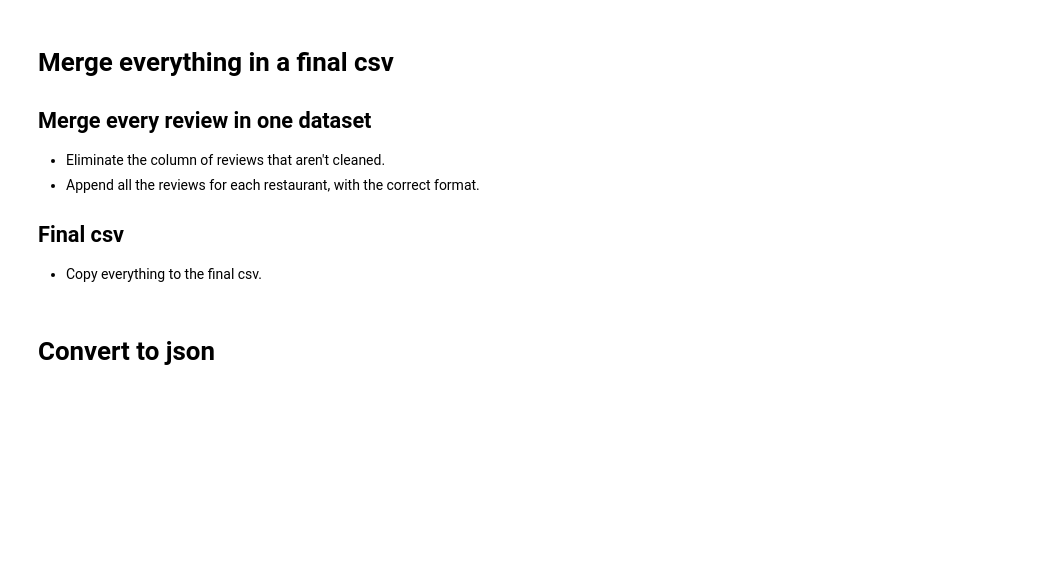
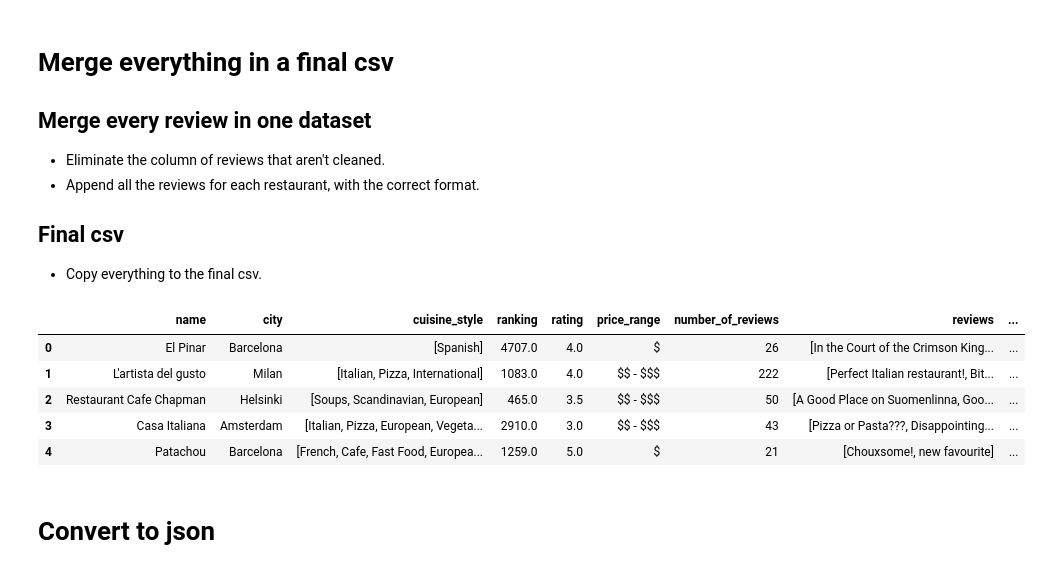
Before and after one commit to mafmagalhaes19/pri-project, a Jupyter notebook: data_preprocessing.ipynb, the cells around one changed output. Saved outputs shown, nothing was run; the diff lists cells and outputs as text; code cells hidden in the pictures; blank space fills up the shorter version.

```diff
--- a/data_preprocessing.ipynb
+++ b/data_preprocessing.ipynb
@@ -532,11 +562,50 @@ for index, row in cleaned_dataset.iterrows():
+# %%
+cleaned_dataset['good_reviews'] = pd.Series(dtype=object)
+cleaned_dataset['bad_reviews'] = pd.Series(dtype=object)
+
+for index, row in cleaned_dataset.iterrows():
+    if row.restaurant_id in total_reviews:
+        cleaned_dataset.at[index, 'reviews'] = total_reviews[row.restaurant_id]
+    else:
+        cleaned_dataset.at[index, 'reviews'] = None
+
+    if row.restaurant_id in total_good_reviews:
+        cleaned_dataset.at[index, 'good_reviews'] = total_good_reviews[row.restaurant_id]
+    else:
+        cleaned_dataset.at[index, 'good_reviews'] = None
+
+    if row.restaurant_id in total_bad_reviews:
+        cleaned_dataset.at[index, 'bad_reviews'] = total_bad_reviews[row.restaurant_id]
+    else:
+        cleaned_dataset.at[index, 'bad_reviews'] = None
+
+    if row.restaurant_id in total_cuisine_styles:
+        cleaned_dataset.at[index, 'cuisine_style'] = total_cuisine_styles[row.restaurant_id]
+    else:
+         cleaned_dataset.at[index, 'cuisine_style'] = None
 # %%
 cleaned_dataset = cleaned_dataset[cleaned_dataset.reviews.isnull()== False]
 cleaned_dataset = cleaned_dataset[cleaned_dataset.cuisine_style.isnull()== False]
 
 cleaned_dataset['reviews'] = cleaned_dataset['reviews'].values.tolist()
+cleaned_dataset['good_reviews'] = cleaned_dataset['good_reviews'].values.tolist()
+cleaned_dataset['bad_reviews'] = cleaned_dataset['bad_reviews'].values.tolist()
 cleaned_dataset['cuisine_style'] = cleaned_dataset['cuisine_style'].values.tolist()
 
+shuffled_cleaned_dataset = cleaned_dataset.sample(frac=1).reset_index(drop=True)
+
 cleaned_dataset.to_csv('datasets/final_data.csv')
+cleaned_dataset.head()
+
+shuffled_cleaned_dataset.to_csv('datasets/shuffled_final_data.csv')
+shuffled_cleaned_dataset.head()
+# %% [output]
+|  | name | city | cuisine_style | ranking | rating | price_range | number_of_reviews | reviews | ... |
+| 0 | El Pinar | Barcelona | [Spanish] | 4707.0 | 4.0 | $ | 26 | [In the Court of the Crimson King... | ... |
+| 1 | L'artista del gusto | Milan | [Italian, Pizza, International] | 1083.0 | 4.0 | $$ - $$$ | 222 | [Perfect Italian restaurant!, Bit... | ... |
+| 2 | Restaurant Cafe Chapman | Helsinki | [Soups, Scandinavian, European] | 465.0 | 3.5 | $$ - $$$ | 50 | [A Good Place on Suomenlinna, Goo... | ... |
+| 3 | Casa Italiana | Amsterdam | [Italian, Pizza, European, Vegeta... | 2910.0 | 3.0 | $$ - $$$ | 43 | [Pizza or Pasta???, Disappointing... | ... |
+| 4 | Patachou | Barcelona | [French, Cafe, Fast Food, Europea... | 1259.0 | 5.0 | $ | 21 | [Chouxsome!, new favourite] | ... |
 # %% [markdown]
 # Convert to json
 # %%
```
Also changed, not shown: parts of 3 cells of this notebook, 5 other files.
